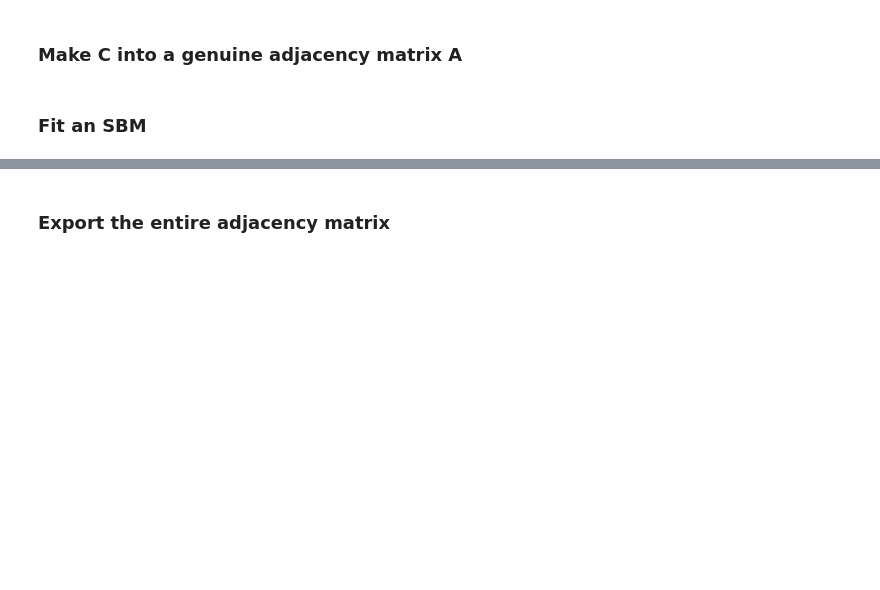
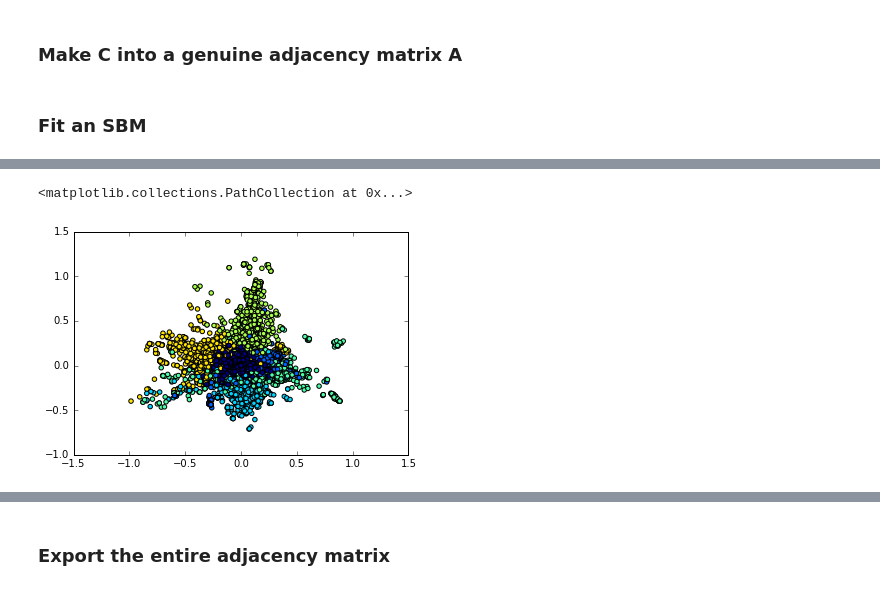
Before and after one commit to alexgittens/XDataUSPTOHackathon, a Jupyter notebook: generate_one_hop_adjacency_matrix.ipynb, the cells around one changed output, grey strips where cells are left out. Cells and saved outputs as stored; diff of their text form; code cells hidden in the pictures; blank space fills up the shorter version.

```diff
--- a/generate_one_hop_adjacency_matrix.ipynb
+++ b/generate_one_hop_adjacency_matrix.ipynb
@@ -94,0 +100,5 @@ plt.scatter(Xhat[:, 0], Xhat[:, 1], c=labels)
+# %%
+plt.scatter(Xhat[:, 2], Xhat[:, 3], c=labels)
+# %% [output]
+<matplotlib.collections.PathCollection at 0x...>
+[figure, added]
```
Also changed, not shown: parts of 3 cells of this notebook, 4 other files.
